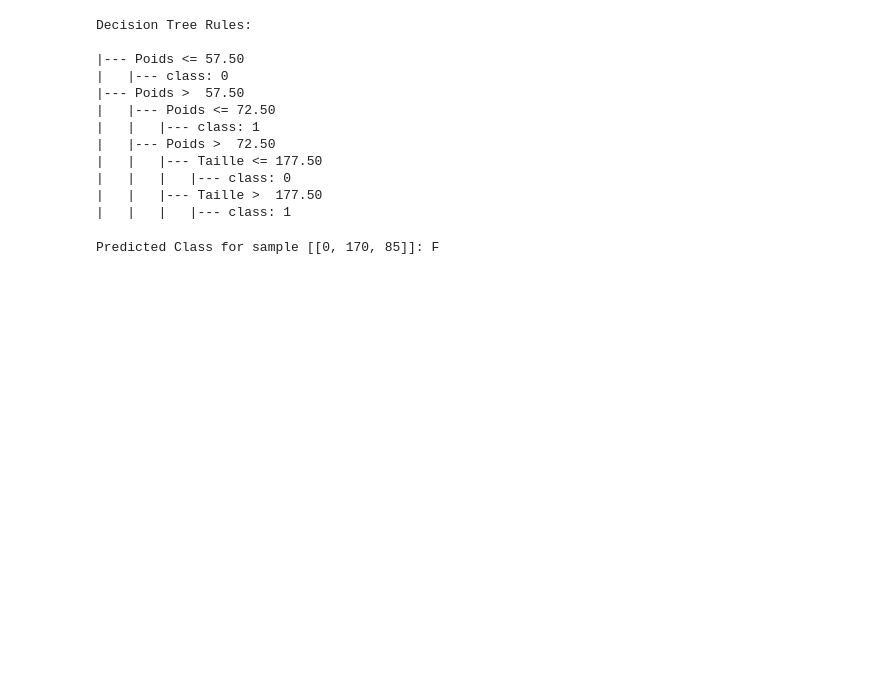
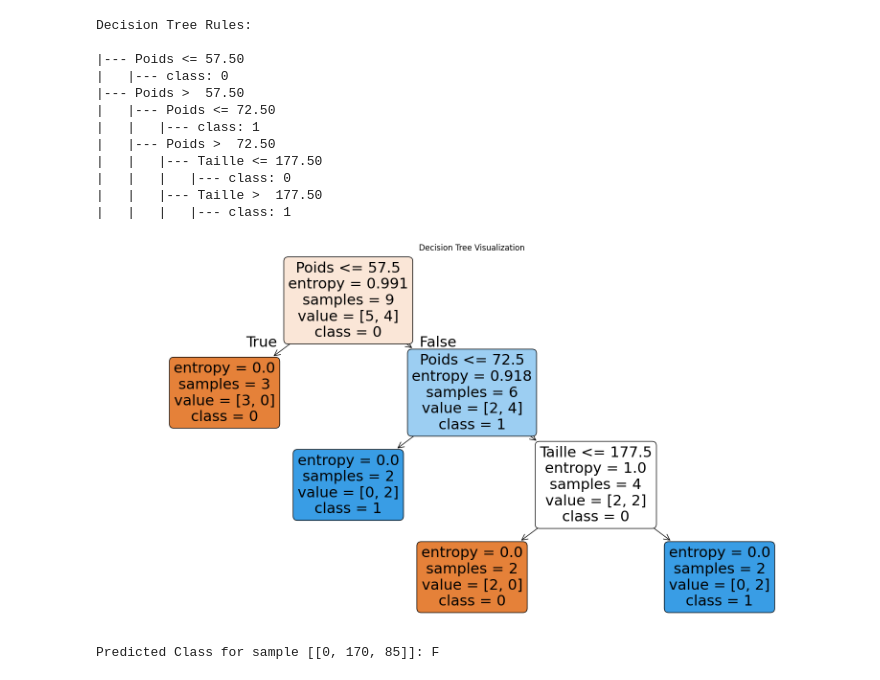
Before and after one commit to SenhadjiMSaid/ML-IASD-2CS-ESI-SBA, a Jupyter notebook: TD2/TD2.ipynb, the cells around one changed output. Saved outputs shown, nothing was run; the diff lists cells and outputs as text; code cells hidden in the pictures; blank space fills up the shorter version.

```diff
--- a/TD2/TD2.ipynb
+++ b/TD2/TD2.ipynb
@@ -95,6 +95,21 @@ Decision Tree Rules:
 |   |   |   |--- class: 0
 |   |   |--- Taille >  177.50
 |   |   |   |--- class: 1
+# %%
+class_names = [str(cls) for cls in label_encoders["Classe"].classes_]
+
+plt.figure(figsize=(20, 10))
+plot_tree(
+    dtc,
+    feature_names=["Couleur", "Taille", "Poids"],
+    class_names=class_names,
+    filled=True,
+    rounded=True
+)
+plt.title("Decision Tree Visualization")
+plt.show()
+# %% [output]
+[figure, added]
 # %%
 sample = [[0, 170, 85]]  # Sample: Couleur = Brun, Taille = 170, Poids = 85
 prediction = dtc.predict(sample)
```
Also changed, not shown: parts of 1 cell of this notebook, 1 other file.
